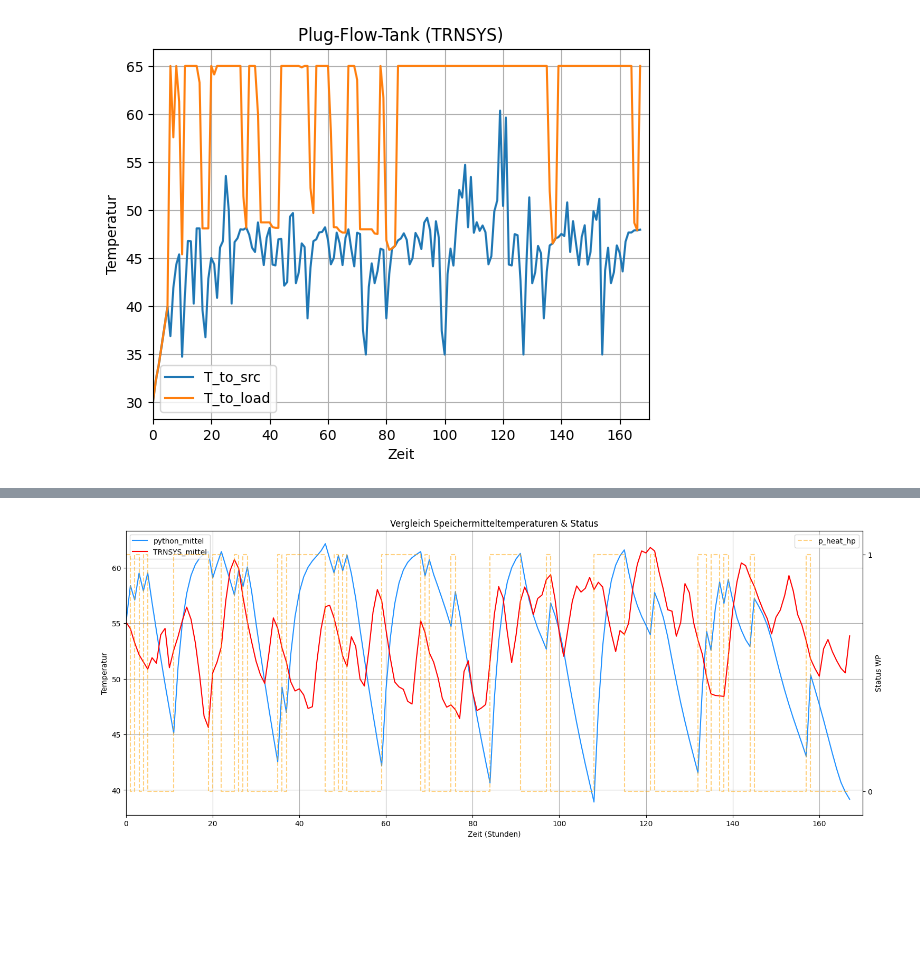
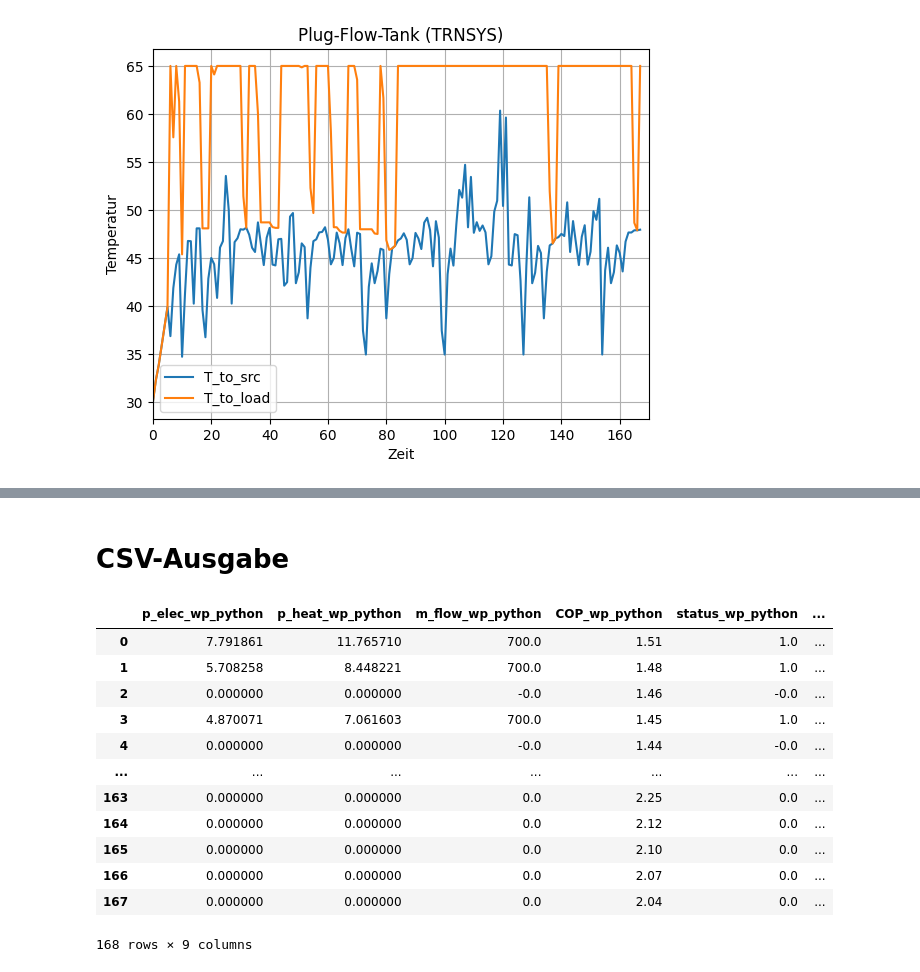
Before and after one commit to choffma8/masterprojektWaermespeicher, a Jupyter notebook: modellierungKonstanterVolumenspeicher.ipynb, the cells around one changed output, grey strips where cells are left out. Drawn from its saved outputs; the diff is of its cells as text; code cells hidden in the pictures; blank space fills up the shorter version.

```diff
--- a/modellierungKonstanterVolumenspeicher.ipynb
+++ b/modellierungKonstanterVolumenspeicher.ipynb
@@ -512,24 +367,39 @@ plt.show()
-# %%
-fig, ax1 = plt.subplots(figsize=(18, 7))
-
-ax1.plot(range(len(python_mittel)), python_mittel.values, label='pypsa_heat', color='dodgerblue')
-ax1.plot(range(len(df_trnsys_mittel)), df_trnsys_mittel.values, label='TRNSYS', color='red')
-
-ax1.set_title('Vergleich Speichermitteltemperaturen & Status')
-ax1.set_xlabel('Zeit (Stunden)')
-ax1.set_ylabel('Temperatur')
-ax1.set_xlim(0, 170)
-ax1.grid(True)
-
-ax2 = ax1.twinx()
-ax2.step(range(len(status)), status.values, color='orange', linestyle='--', label='Status', alpha=0.5)
-ax2.set_ylabel('Status WP')
-ax2.set_ylim(-0.1, 1.1)
-ax2.set_yticks([0, 1])
-
-ax1.legend(labels1, loc='upper left')
-ax2.legend(labels2, loc='upper right')
-
-plt.show()
-# %% [output]
-[figure, removed]
+# %% [markdown]
+# CSV-Ausgabe
+# %%
+# Kombinierten DataFrame erstellen
+data_python_df = pd.DataFrame({
+    'p_elec_wp_python': p_elec.values.flatten(),
+    'p_heat_wp_python': p_heat.values.flatten(),
+    'm_flow_wp_python': m_flow.values.flatten(),
+    'COP_wp_python': COP.values.flatten(),
+    'status_wp_python': status.values.flatten(),
+    'hs_Schicht1_python': heatstore_daten['hs'][1].values.flatten(),
+    'hs_Schicht2_python': heatstore_daten['hs'][2].values.flatten(),
+    'hs_Schicht3_python': heatstore_daten['hs'][3].values.flatten(),
+    'hs_m_python': hs_m.values.flatten(),
+})
+
+# Optional: CSV speichern, gleiche Struktur wie bei TRNSYS Vergleich
+data_python_df.to_csv(
+    "Outputs/data_python_df.csv",
+    index=False,        # keine Index-Spalte
+    sep=";",            # wie in deinem Header
+    float_format="%.3f" # Zahlenformat
+)
+# %%
+data_python_df
+# %% [output]
+|  | p_elec_wp_python | p_heat_wp_python | m_flow_wp_python | COP_wp_python | status_wp_python | ... |
+| 0 | 7.791861 | 11.765710 | 700.0 | 1.51 | 1.0 | ... |
+| 1 | 5.708258 | 8.448221 | 700.0 | 1.48 | 1.0 | ... |
+| 2 | 0.000000 | 0.000000 | -0.0 | 1.46 | -0.0 | ... |
+| 3 | 4.870071 | 7.061603 | 700.0 | 1.45 | 1.0 | ... |
+| 4 | 0.000000 | 0.000000 | -0.0 | 1.44 | -0.0 | ... |
+| ... | ... | ... | ... | ... | ... | ... |
+| 163 | 0.000000 | 0.000000 | 0.0 | 2.25 | 0.0 | ... |
+| 164 | 0.000000 | 0.000000 | 0.0 | 2.12 | 0.0 | ... |
+| 165 | 0.000000 | 0.000000 | 0.0 | 2.10 | 0.0 | ... |
+| 166 | 0.000000 | 0.000000 | 0.0 | 2.07 | 0.0 | ... |
+| 167 | 0.000000 | 0.000000 | 0.0 | 2.04 | 0.0 | ... |
+168 rows × 9 columns
```
Also changed, not shown: parts of 40 cells of this notebook, 30 other files.
